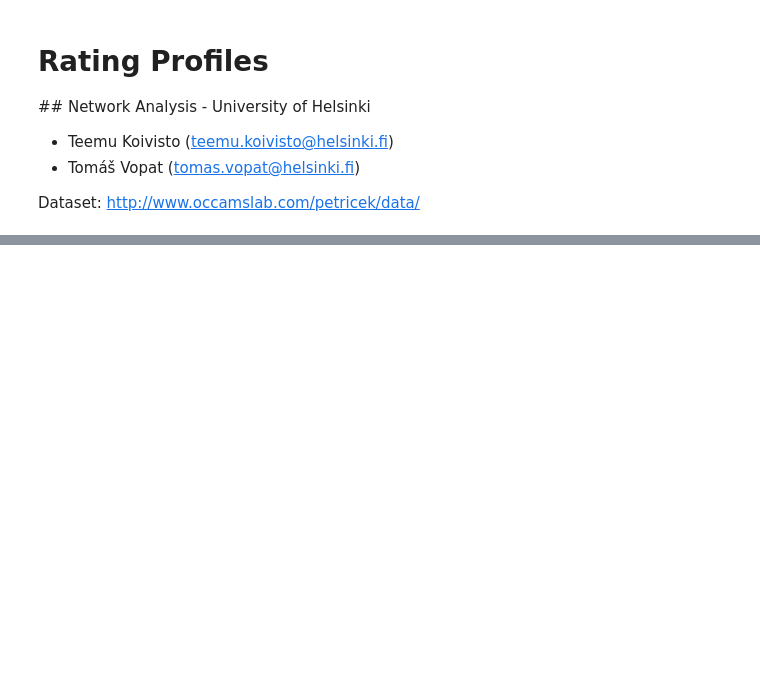
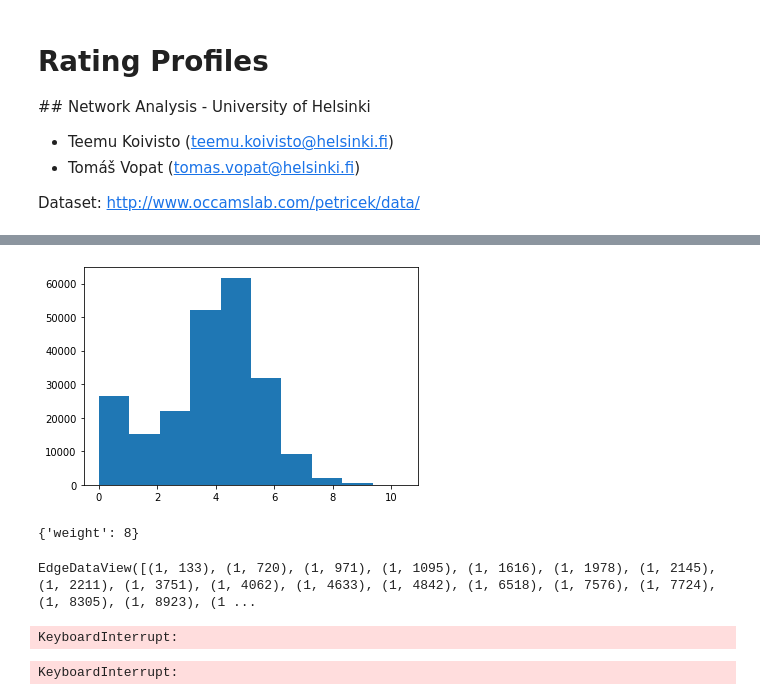
Before and after one commit to tomvopat/na2020-rating_profiles, a Jupyter notebook: rating_profiles.ipynb, the cells around one changed output, grey strips where cells are left out. Drawn from its saved outputs; the diff is of its cells as text; code cells hidden in the pictures; blank space fills up the shorter version.

```diff
--- a/rating_profiles.ipynb
+++ b/rating_profiles.ipynb
@@ -14,0 +52,4 @@ import matplotlib.pyplot as plt
+# %%
+G = nx.from_pandas_edgelist(ratings, edge_attr=True)
+# %%
+degrees = np.array([val for (node, val) in G.degree()])
@@ -14,0 +62,13 @@ import matplotlib.pyplot as plt
+# %%
+plt.hist(np.log(degrees))
+plt.show()
+# %% [output]
+[figure, added]
+# %%
+G.get_edge_data(1, 133)
+# %% [output]
+{'weight': 8}
+# %%
+G.edges(1)
+# %% [output]
+EdgeDataView([(1, 133), (1, 720), (1, 971), (1, 1095), (1, 1616), (1, 1978), (1, 2145), (1, 2211), (1, 3751), (1, 4062), (1, 4633), (1, 4842), (1, 6518), (1, 7576), (1, 7724), (1, 8305), (1, 8923), (1 ...
@@ -15,3 +80,7 @@ import matplotlib.pyplot as plt
+# %%
+graph = nx.read_weighted_edgelist(PATH_RATINGS, delimiter = ",", create_using = nx.DiGraph())
+# %% [output]
+KeyboardInterrupt:
 # %%
 # loading graph from original file
 def getGender(string_gender):
@@ -22,10 +91,7 @@ def getGender(string_gender):
     else:
         return "unknown"
 
-# paths to data files
-path_ratings = "data/ratings.dat"
-path_gender = "data/gender.dat"
-path_graph = "data/graph.gexf"
+
 
 # loading edges + weight
 graph = nx.read_weighted_edgelist(path_ratings, delimiter = ",", create_using = nx.DiGraph())
@@ -39,6 +105,8 @@ while True:
     data = new_line.split(",")
     graph.nodes[data[0]]["gender"] = getGender(data[1])
 file_gender.close()
+# %% [output]
+KeyboardInterrupt:
 # %%
 print("nodes:", graph.number_of_nodes())
 print("edges:", graph.number_of_edges())
```
Also changed, not shown: parts of 9 cells of this notebook, 1 other file.
